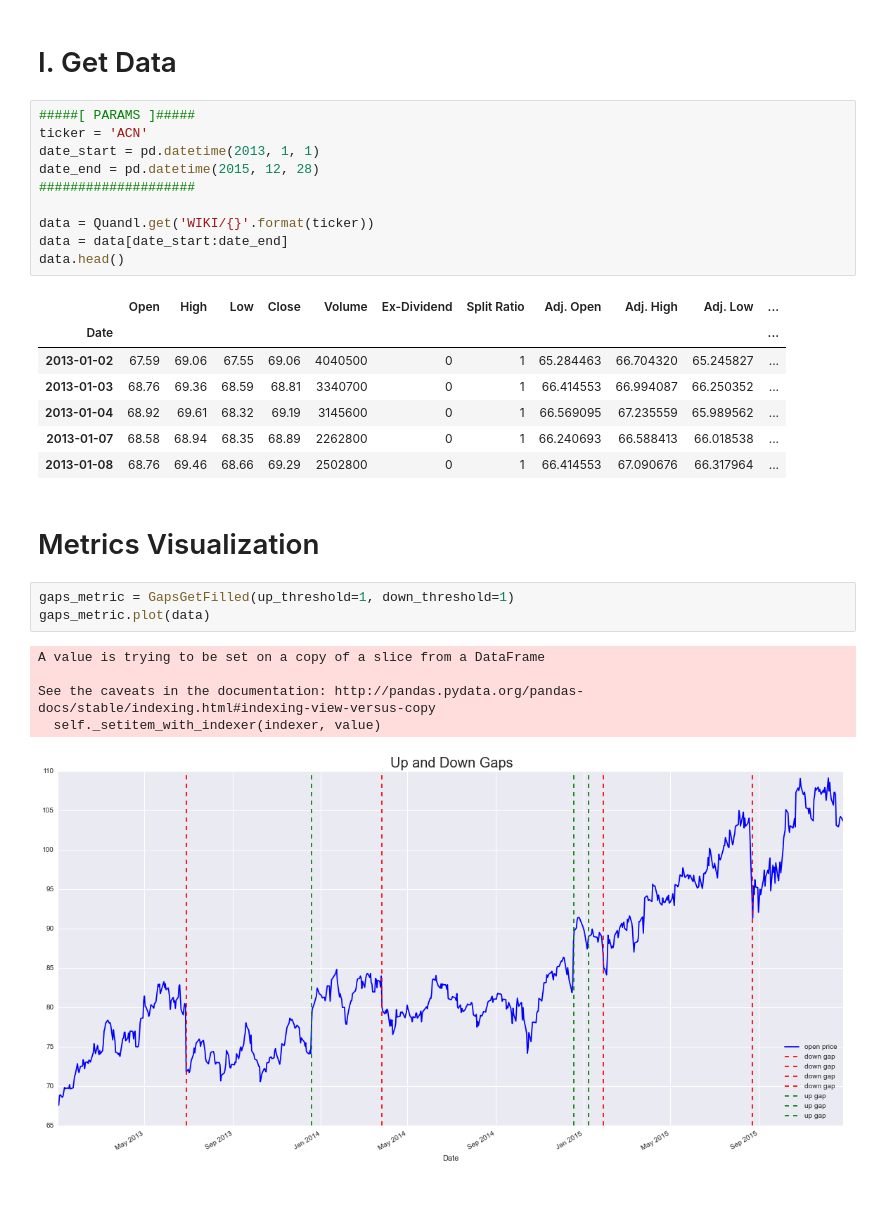
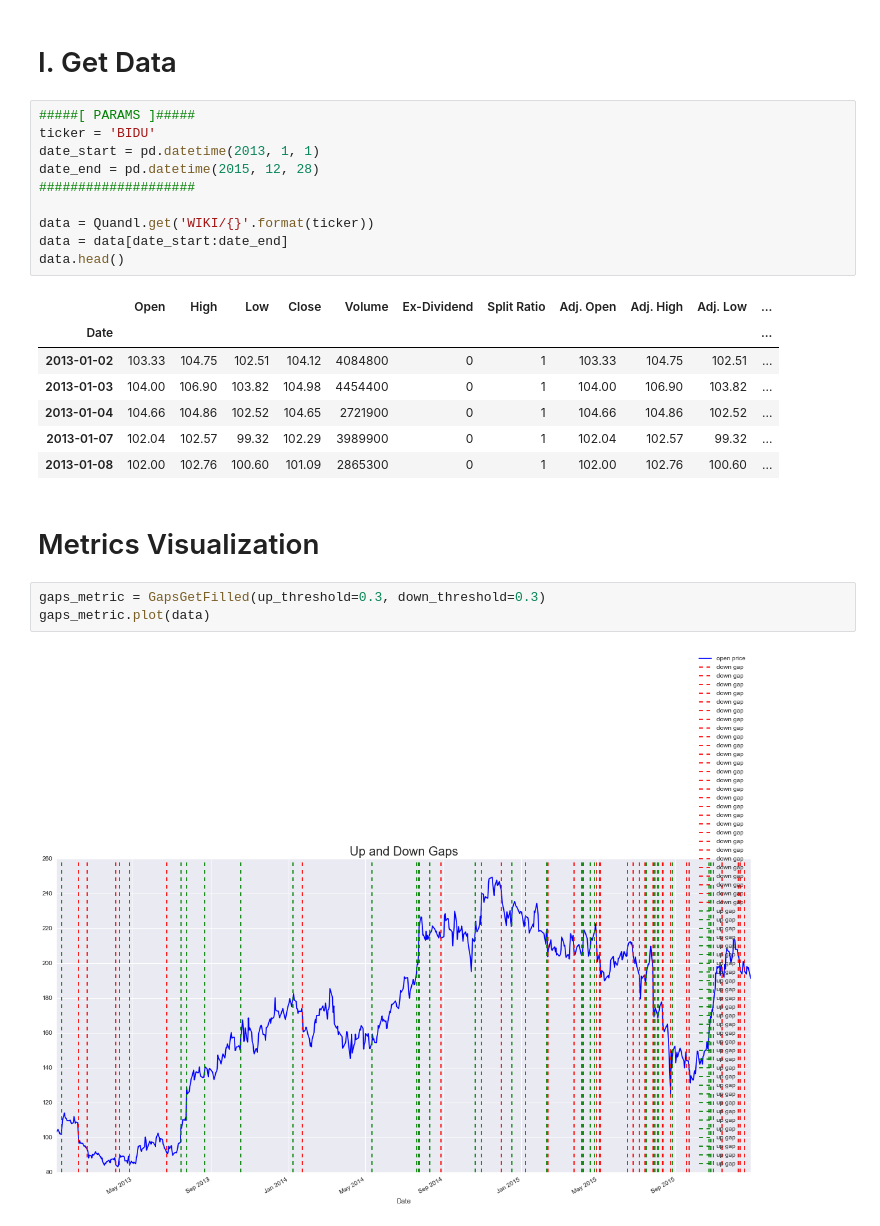
Before and after one commit to jayhack/N472JW, a Jupyter notebook: Exploration.ipynb, the cells around one changed output. Saved outputs shown, nothing was run; the diff lists cells and outputs as text; blank space fills up the shorter version.

```diff
--- a/Exploration.ipynb
+++ b/Exploration.ipynb
@@ -19,7 +22,7 @@ Populating the interactive namespace from numpy and matplotlib
 # I. Get Data
 # %%
 #####[ PARAMS ]#####
-ticker = 'ACN'
+ticker = 'BIDU'
 date_start = pd.datetime(2013, 1, 1)
 date_end = pd.datetime(2015, 12, 28)
 ####################
@@ -30,22 +33,18 @@ data.head()
 # %% [output]
 |  | Open | High | Low | Close | Volume | Ex-Dividend | Split Ratio | Adj. Open | Adj. High | Adj. Low | ... |
 | Date |  |  |  |  |  |  |  |  |  |  | ... |
-| 2013-01-02 | 67.59 | 69.06 | 67.55 | 69.06 | 4040500 | 0 | 1 | 65.284463 | 66.704320 | 65.245827 | ... |
-| 2013-01-03 | 68.76 | 69.36 | 68.59 | 68.81 | 3340700 | 0 | 1 | 66.414553 | 66.994087 | 66.250352 | ... |
-| 2013-01-04 | 68.92 | 69.61 | 68.32 | 69.19 | 3145600 | 0 | 1 | 66.569095 | 67.235559 | 65.989562 | ... |
-| 2013-01-07 | 68.58 | 68.94 | 68.35 | 68.89 | 2262800 | 0 | 1 | 66.240693 | 66.588413 | 66.018538 | ... |
-| 2013-01-08 | 68.76 | 69.46 | 68.66 | 69.29 | 2502800 | 0 | 1 | 66.414553 | 67.090676 | 66.317964 | ... |
+| 2013-01-02 | 103.33 | 104.75 | 102.51 | 104.12 | 4084800 | 0 | 1 | 103.33 | 104.75 | 102.51 | ... |
+| 2013-01-03 | 104.00 | 106.90 | 103.82 | 104.98 | 4454400 | 0 | 1 | 104.00 | 106.90 | 103.82 | ... |
+| 2013-01-04 | 104.66 | 104.86 | 102.52 | 104.65 | 2721900 | 0 | 1 | 104.66 | 104.86 | 102.52 | ... |
+| 2013-01-07 | 102.04 | 102.57 | 99.32 | 102.29 | 3989900 | 0 | 1 | 102.04 | 102.57 | 99.32 | ... |
+| 2013-01-08 | 102.00 | 102.76 | 100.60 | 101.09 | 2865300 | 0 | 1 | 102.00 | 102.76 | 100.60 | ... |
 # %% [markdown]
 # Metrics Visualization
 # %%
-gaps_metric = GapsGetFilled(up_threshold=1, down_threshold=1)
+gaps_metric = GapsGetFilled(up_threshold=0.3, down_threshold=0.3)
 gaps_metric.plot(data)
 # %% [output]
-A value is trying to be set on a copy of a slice from a DataFrame
-
-See the caveats in the documentation: http://pandas.pydata.org/pandas-docs/stable/indexing.html#indexing-view-versus-copy
-  self._setitem_with_indexer(indexer, value)
-[figure, old version]
+[figure, new version]
 # %%
 mas_metric = CrossingMovingAverages(ma1=50, ma2=200)
 mas_metric.plot(data)
```
Also changed, not shown: parts of 6 cells of this notebook, 2 other files.
